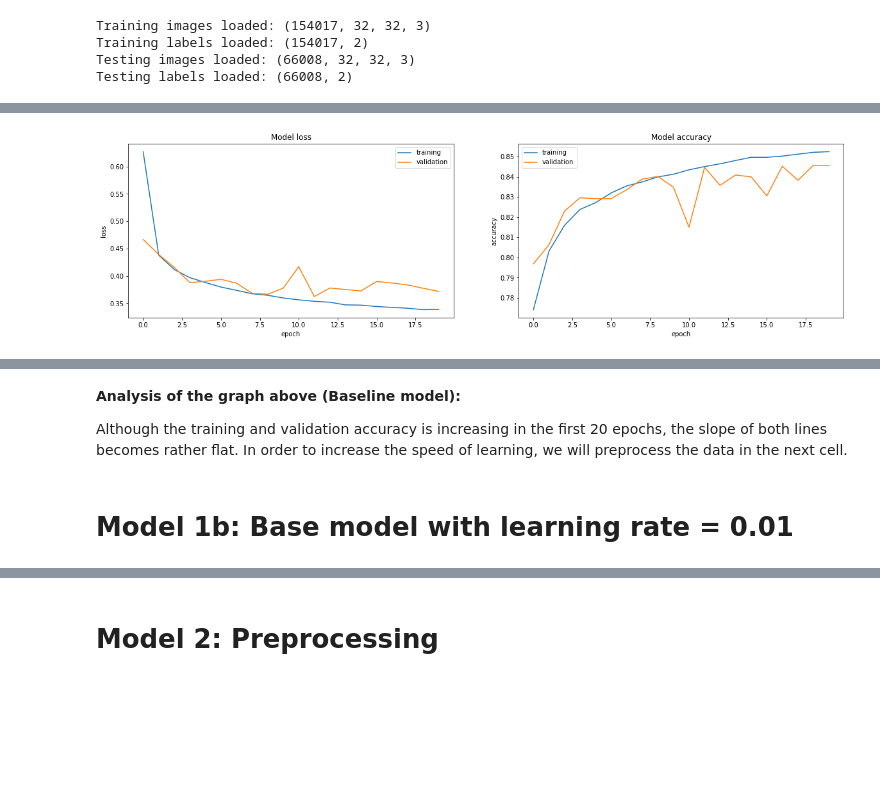
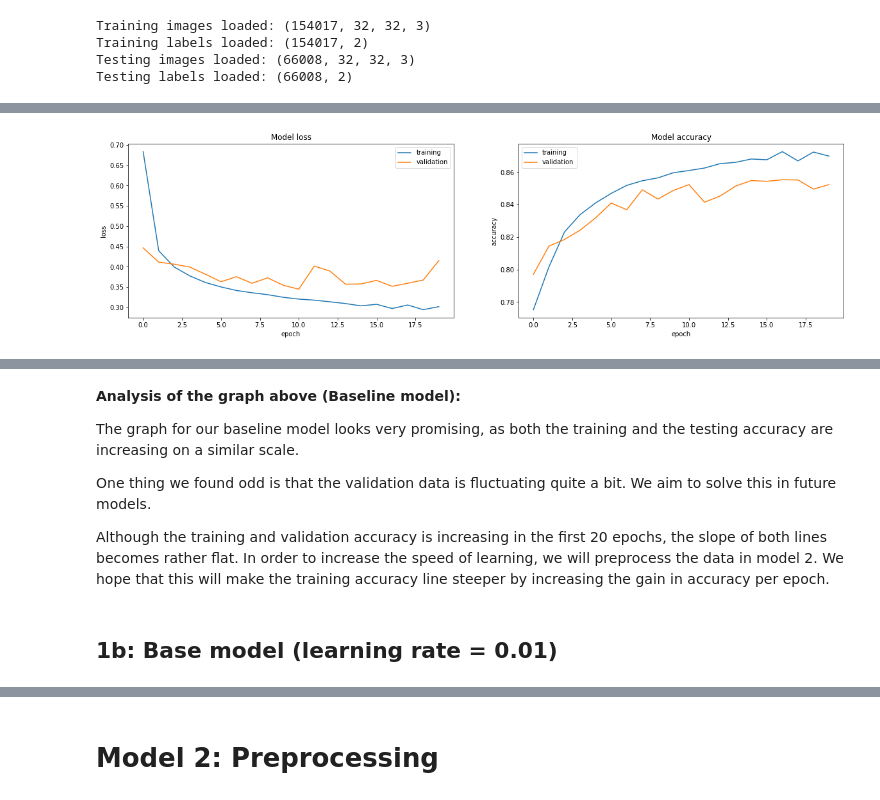
Before and after one commit to timmooren/hcd, a Jupyter notebook: code/hispa_cancer_detection.ipynb, the cells around one changed output, grey strips where cells are left out. Saved outputs shown, nothing was run; the diff lists cells and outputs as text; code cells hidden in the pictures; blank space fills up the shorter version.

```diff
--- a/code/hispa_cancer_detection.ipynb
+++ b/code/hispa_cancer_detection.ipynb
@@ -116,5 +142,5 @@ Source of code below: CNN_gtsrb notebook.
 # %%
-def train_and_evaluate(model, train_x, train_y, val_x, val_y, preprocess={}, epochs=20, augment={}, l_rate=0.001):
+def train_and_evaluate(model, train_x, train_y, val_x, val_y, preprocess={}, epochs=20, augment={}, l_rate=0.001, batch_size=None):
     """
     Trains and evaluates a model based on training and testing data, and their respective labels.
     Preprocessing and data augmentation can be added trough their respective arguments.
@@ -129,7 +155,7 @@ def train_and_evaluate(model, train_x, train_y, val_x, val_y, preprocess={}, epo
     val_gen.fit(train_x)
 
     history = model.fit(train_gen.flow(train_x, train_y), epochs=epochs,
-                        validation_data=val_gen.flow(val_x, val_y))
+                        validation_data=val_gen.flow(val_x, val_y), batch_size=batch_size)
 
     fig, axs = plt.subplots(1,2,figsize=(20,5))
 
@@ -158,6 +186,6 @@ For our base model, we made a convolutional neural network with the following ar
 # %%
 model = models.Sequential()
-model.add(layers.Conv2D(32, (3, 3), activation='relu', padding='same', input_shape=(32, 32, 3)))
+model.add(layers.Conv2D(32, (3, 3), activation='relu', padding='same', input_shape=(48, 48, 3)))
 model.add(layers.MaxPooling2D((2, 2)))
 model.add(layers.Conv2D(64, (3, 3), activation='relu', padding='same'))
 model.add(layers.MaxPooling2D((2, 2)))
@@ -188 +216 @@ Epoch 20/20
-[figure, old version]
+[figure, new version]
@@ -191,9 +219,13 @@ Validation Accuracy: 0.8454278111457825
 # %% [markdown]
 **Analysis of the graph above (Baseline model):**
 
-Although the training and validation accuracy is increasing in the first 20 epochs, the slope of both lines becomes rather flat. In order to increase the speed of learning, we will preprocess the data in the next cell.
+The graph for our baseline model looks very promising, as both the training and the testing accuracy are increasing on a similar scale.
+
+One thing we found odd is that the validation data is fluctuating quite a bit. We aim to solve this in future models.
+
+Although the training and validation accuracy is increasing in the first 20 epochs, the slope of both lines becomes rather flat. In order to increase the speed of learning, we will preprocess the data in model 2. We hope that this will make the training accuracy line steeper by increasing the gain in accuracy per epoch.
 # %% [markdown]
-# Model 1b: Base model with learning rate = 0.01
+## 1b: Base model (learning rate = 0.01)
 # %%
 # base model with different learning rate
 model = models.Sequential()
```
Also changed, not shown: parts of 62 cells of this notebook.
